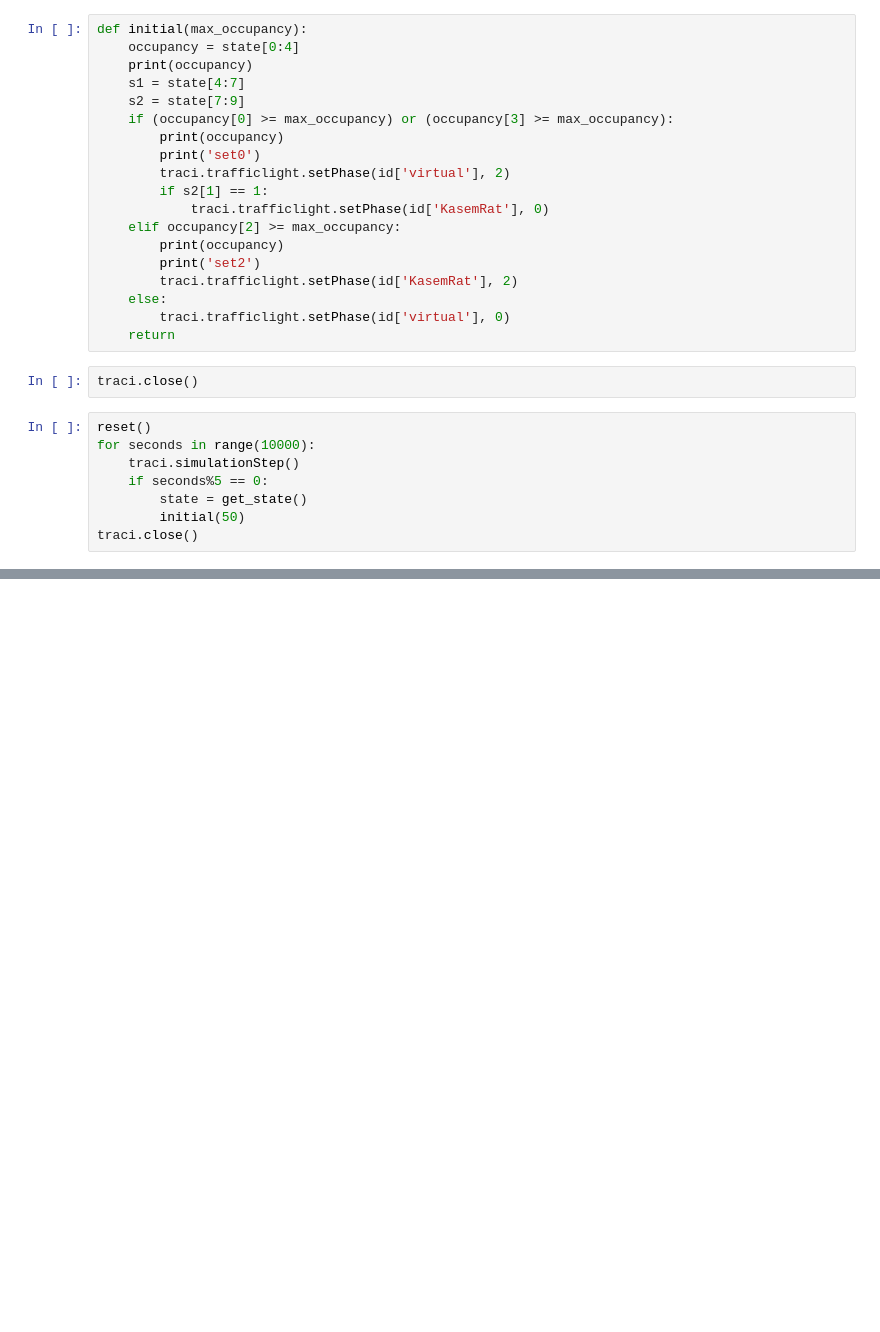
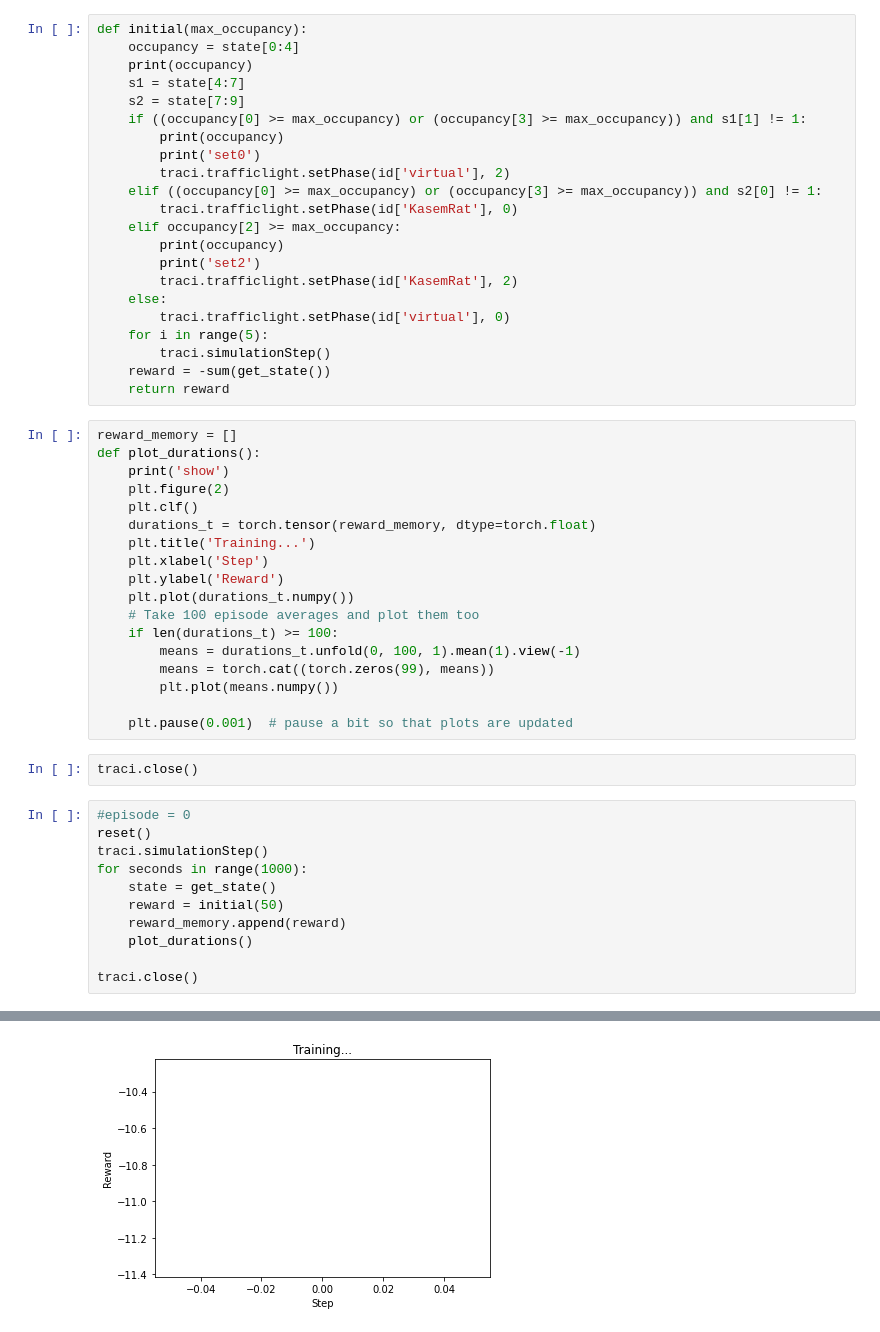
Before and after one commit to Sinadalee/Rama-4-RL, a Jupyter notebook: Rama_initial01.ipynb, the cells around one changed output, grey strips where cells are left out. Drawn from its saved outputs; the diff is of its cells as text; blank space fills up the shorter version.

```diff
--- a/Rama_initial01.ipynb
+++ b/Rama_initial01.ipynb
@@ -45,28 +48,52 @@ def initial(max_occupancy):
     print(occupancy)
     s1 = state[4:7]
     s2 = state[7:9]
-    if (occupancy[0] >= max_occupancy) or (occupancy[3] >= max_occupancy):
+    if ((occupancy[0] >= max_occupancy) or (occupancy[3] >= max_occupancy)) and s1[1] != 1:
         print(occupancy)
         print('set0')
         traci.trafficlight.setPhase(id['virtual'], 2)
-        if s2[1] == 1:
-            traci.trafficlight.setPhase(id['KasemRat'], 0)
+    elif ((occupancy[0] >= max_occupancy) or (occupancy[3] >= max_occupancy)) and s2[0] != 1:
+        traci.trafficlight.setPhase(id['KasemRat'], 0)
     elif occupancy[2] >= max_occupancy:
         print(occupancy)
         print('set2')
         traci.trafficlight.setPhase(id['KasemRat'], 2)
     else:
         traci.trafficlight.setPhase(id['virtual'], 0)
-    return
+    for i in range(5):
+        traci.simulationStep()
+    reward = -sum(get_state())
+    return reward
+# %%
+reward_memory = []
+def plot_durations():
+    print('show')
+    plt.figure(2)
+    plt.clf()
+    durations_t = torch.tensor(reward_memory, dtype=torch.float)
+    plt.title('Training...')
+    plt.xlabel('Step')
+    plt.ylabel('Reward')
+    plt.plot(durations_t.numpy())
+    # Take 100 episode averages and plot them too
+    if len(durations_t) >= 100:
+        means = durations_t.unfold(0, 100, 1).mean(1).view(-1)
+        means = torch.cat((torch.zeros(99), means))
+        plt.plot(means.numpy())
+
+    plt.pause(0.001)  # pause a bit so that plots are updated
 # %%
 traci.close()
 # %%
+#episode = 0
 reset()
-for seconds in range(10000):
-    traci.simulationStep()
-    if seconds%5 == 0:
-        state = get_state()
-        initial(50)
+traci.simulationStep()
+for seconds in range(1000):
+    state = get_state()
+    reward = initial(50)
+    reward_memory.append(reward)
+    plot_durations()
+
 traci.close()
 # %% [output]
 [0.0, 0.0, 0.0, 0.0]
@@ -88,0 +101 @@ traci.close()
+[figure, added]
```
Also changed, not shown: parts of 2 cells of this notebook.
